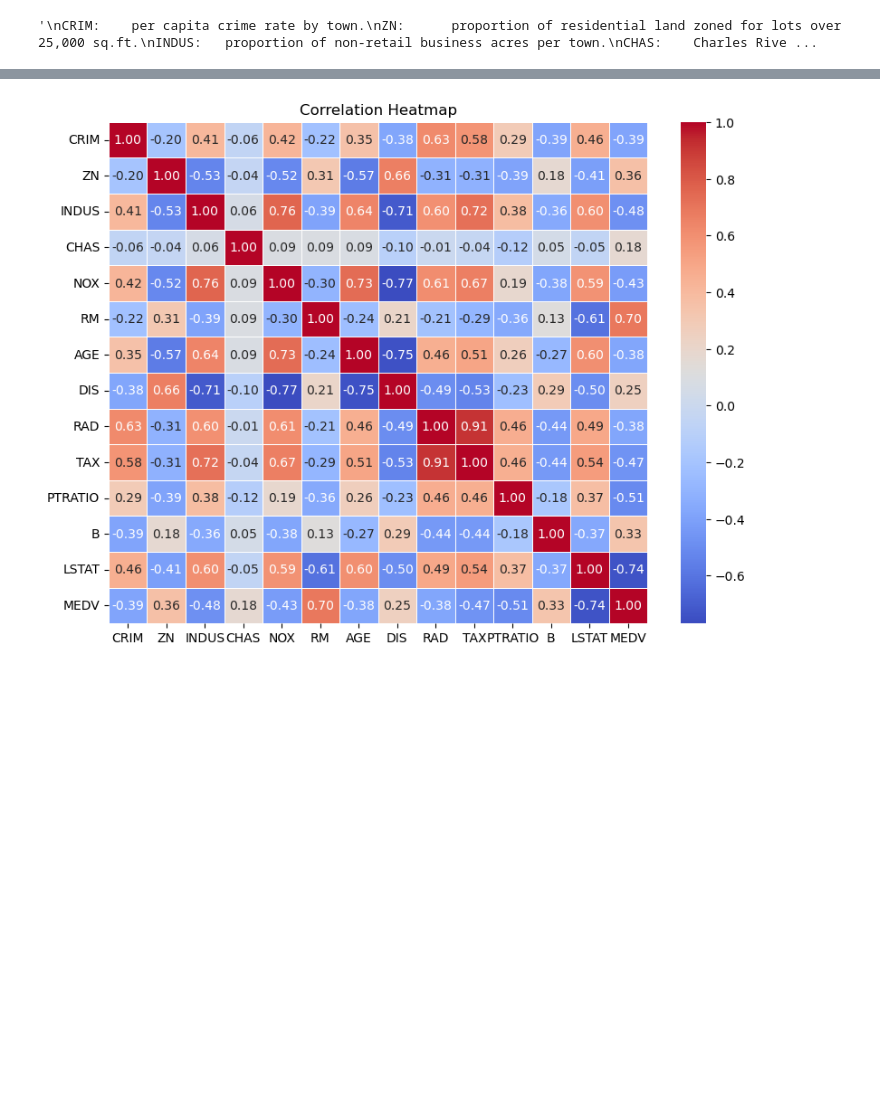
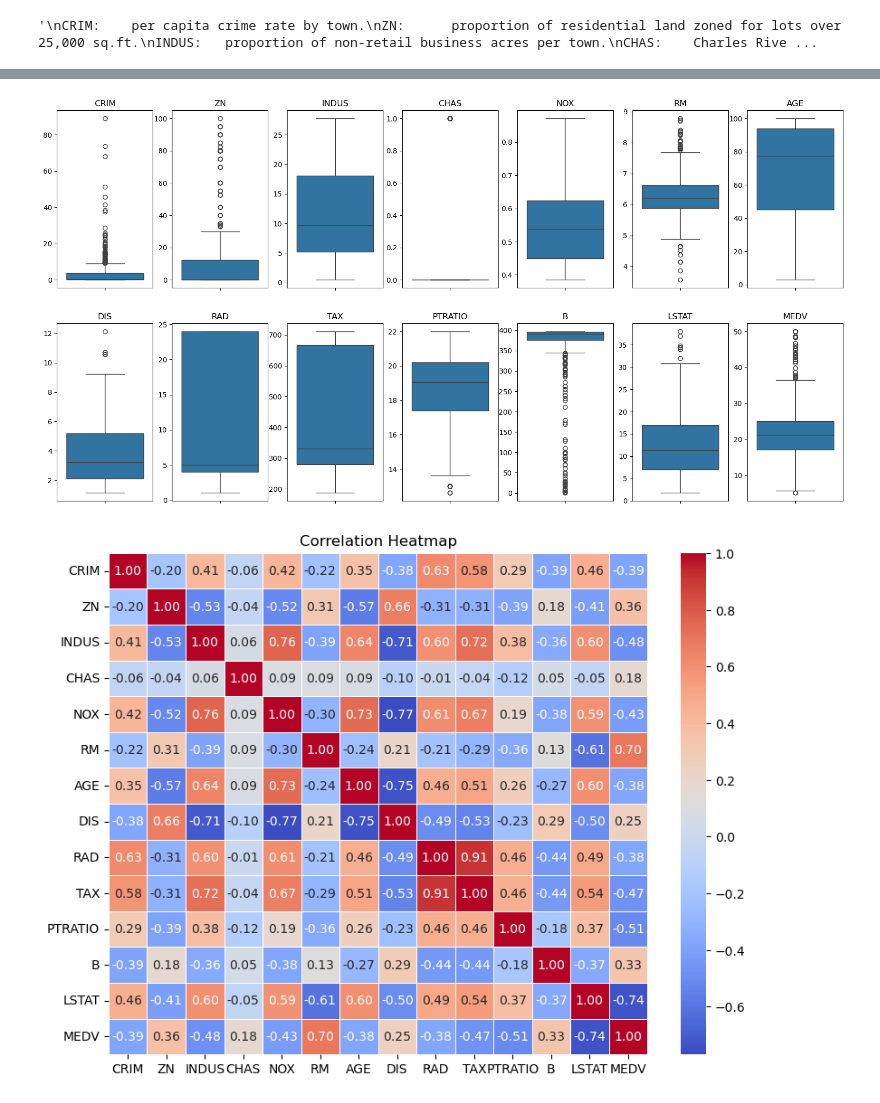
Before and after one commit to thiagoneye/ieee-ai_academy, a Jupyter notebook: first_notebook.ipynb, the cells around one changed output, grey strips where cells are left out. Drawn from its saved outputs; the diff is of its cells as text; code cells hidden in the pictures; blank space fills up the shorter version.

```diff
--- a/first_notebook.ipynb
+++ b/first_notebook.ipynb
@@ -1061,3 +1083,14 @@ Dataframe head:
+# %%
+# Plot of Boxplots
+fig, axes = plt.subplots(ncols=7, nrows=2, figsize=(20, 10))
+axes = axes.flatten()
+
+for idx, col in enumerate(df.columns):
+    sns.boxplot(data=df, y=col, ax=axes[idx])
+    axes[idx].set_title(col)
+    axes[idx].set_ylabel("")
+# %% [output]
+[figure, added]
 # %%
 # Plot of Correlations
 corr_matrix = df.corr()
```
Also changed, not shown: parts of 44 cells of this notebook.
